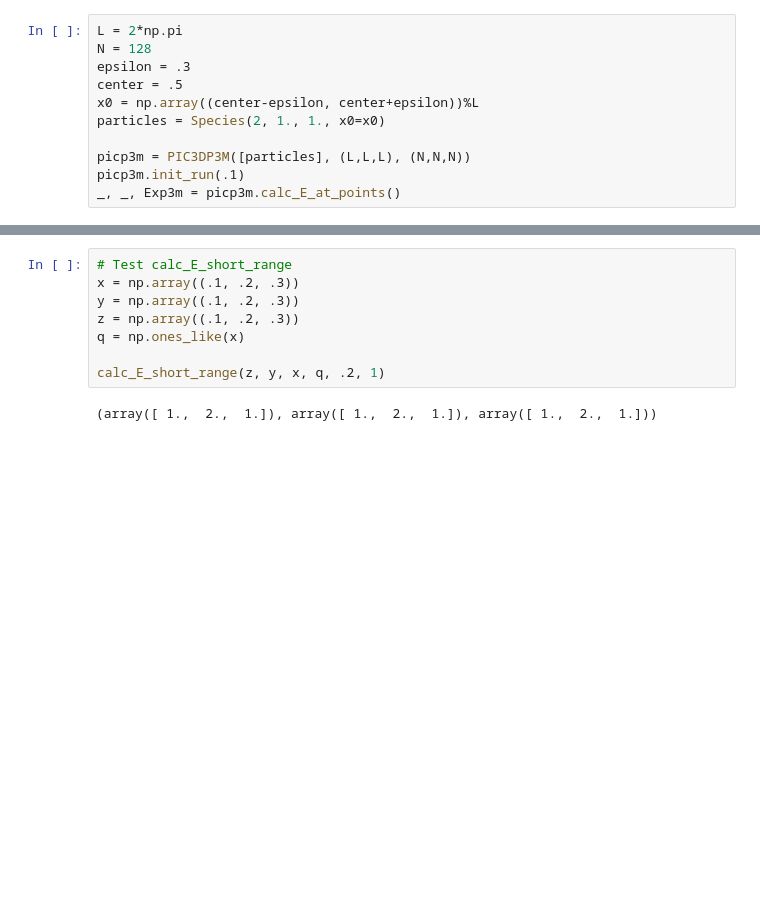
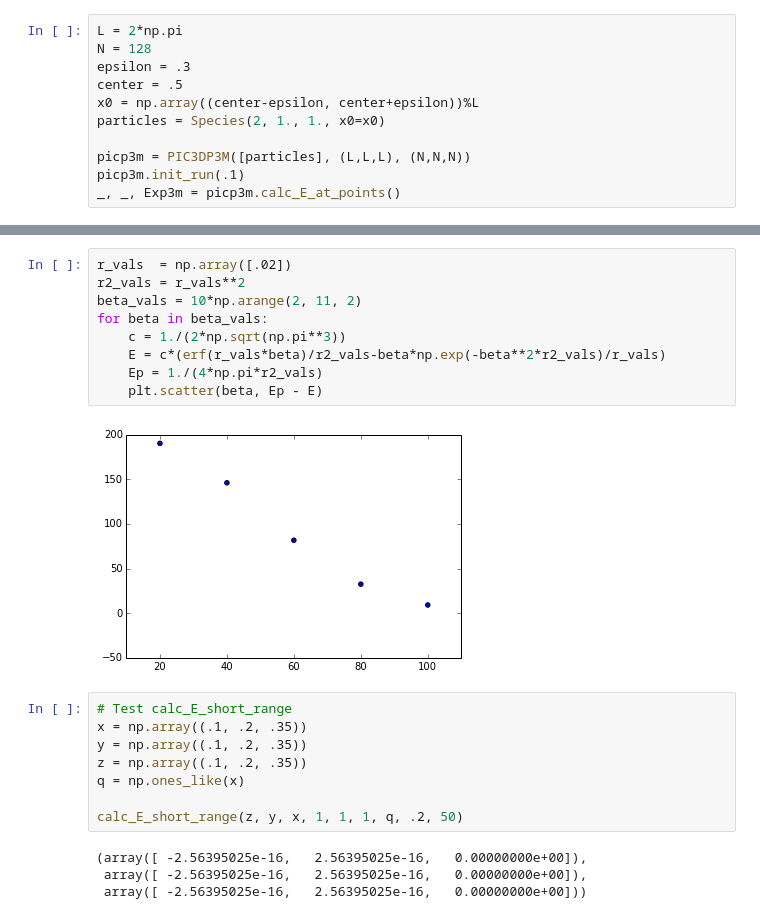
Before and after one commit to dreamer2368/py3d3v, a Jupyter notebook: py3d3v/short-range.ipynb, the cells around one changed output, grey strips where cells are left out. Saved outputs shown, nothing was run; the diff lists cells and outputs as text; blank space fills up the shorter version.

```diff
--- a/py3d3v/short-range.ipynb
+++ b/py3d3v/short-range.ipynb
@@ -48,10 +75,23 @@ def calc_E_short_range(zp, xp, yp, q, rmax, beta):
+# %%
+r_vals  = np.array([.02])
+r2_vals = r_vals**2
+beta_vals = 10*np.arange(2, 11, 2)
+for beta in beta_vals:
+    c = 1./(2*np.sqrt(np.pi**3))
+    E = c*(erf(r_vals*beta)/r2_vals-beta*np.exp(-beta**2*r2_vals)/r_vals)
+    Ep = 1./(4*np.pi*r2_vals)
+    plt.scatter(beta, Ep - E)
+# %% [output]
+[figure, added]
 # %%
 # Test calc_E_short_range
-x = np.array((.1, .2, .3))
-y = np.array((.1, .2, .3))
-z = np.array((.1, .2, .3))
+x = np.array((.1, .2, .35))
+y = np.array((.1, .2, .35))
+z = np.array((.1, .2, .35))
 q = np.ones_like(x)
 
-calc_E_short_range(z, y, x, q, .2, 1)
+calc_E_short_range(z, y, x, 1, 1, 1, q, .2, 50)
 # %% [output]
-(array([ 1.,  2.,  1.]), array([ 1.,  2.,  1.]), array([ 1.,  2.,  1.]))
+(array([ -2.56395025e-16,   2.56395025e-16,   0.00000000e+00]),
+ array([ -2.56395025e-16,   2.56395025e-16,   0.00000000e+00]),
+ array([ -2.56395025e-16,   2.56395025e-16,   0.00000000e+00]))
```
Also changed, not shown: parts of 3 cells of this notebook, 3 other files.
